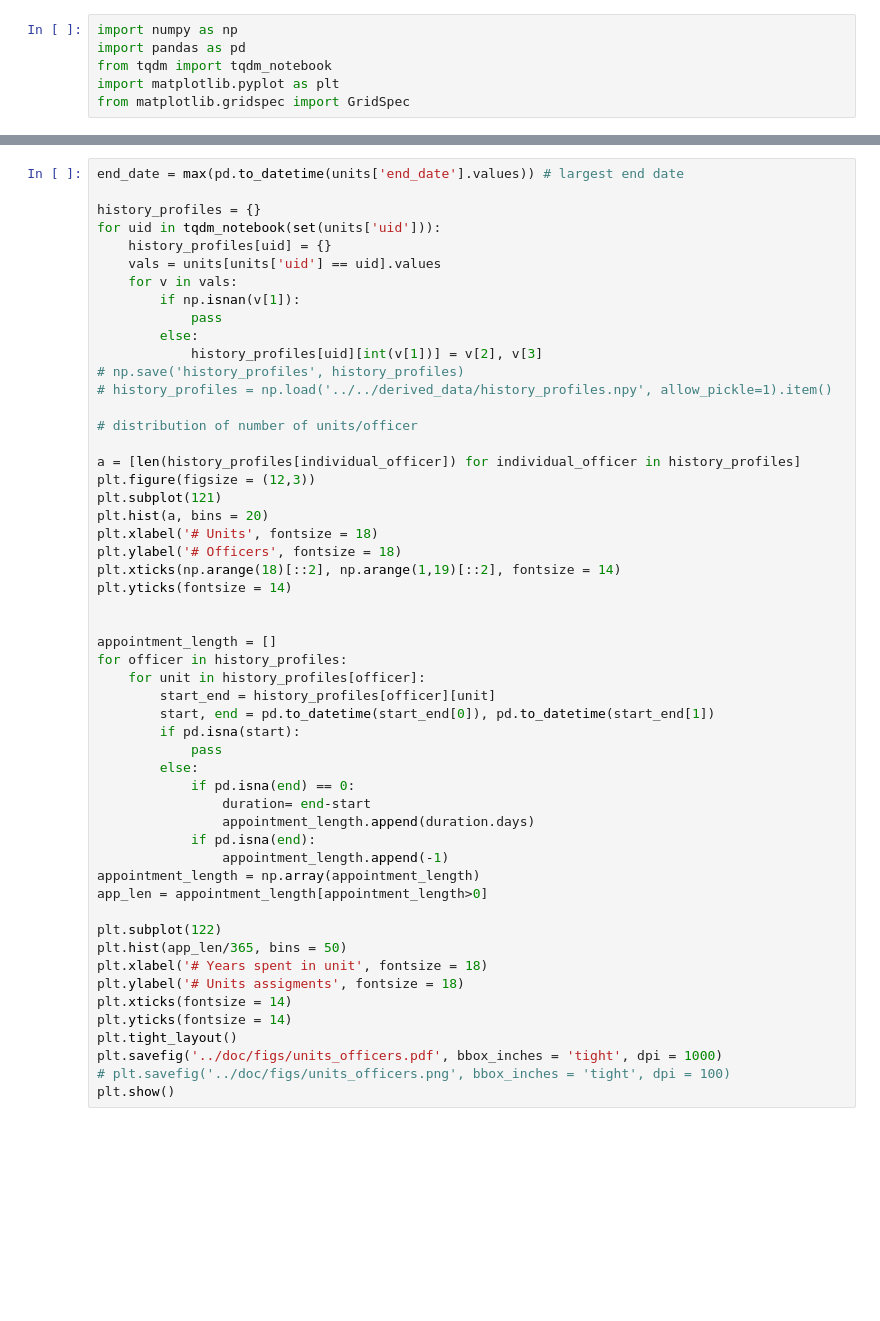
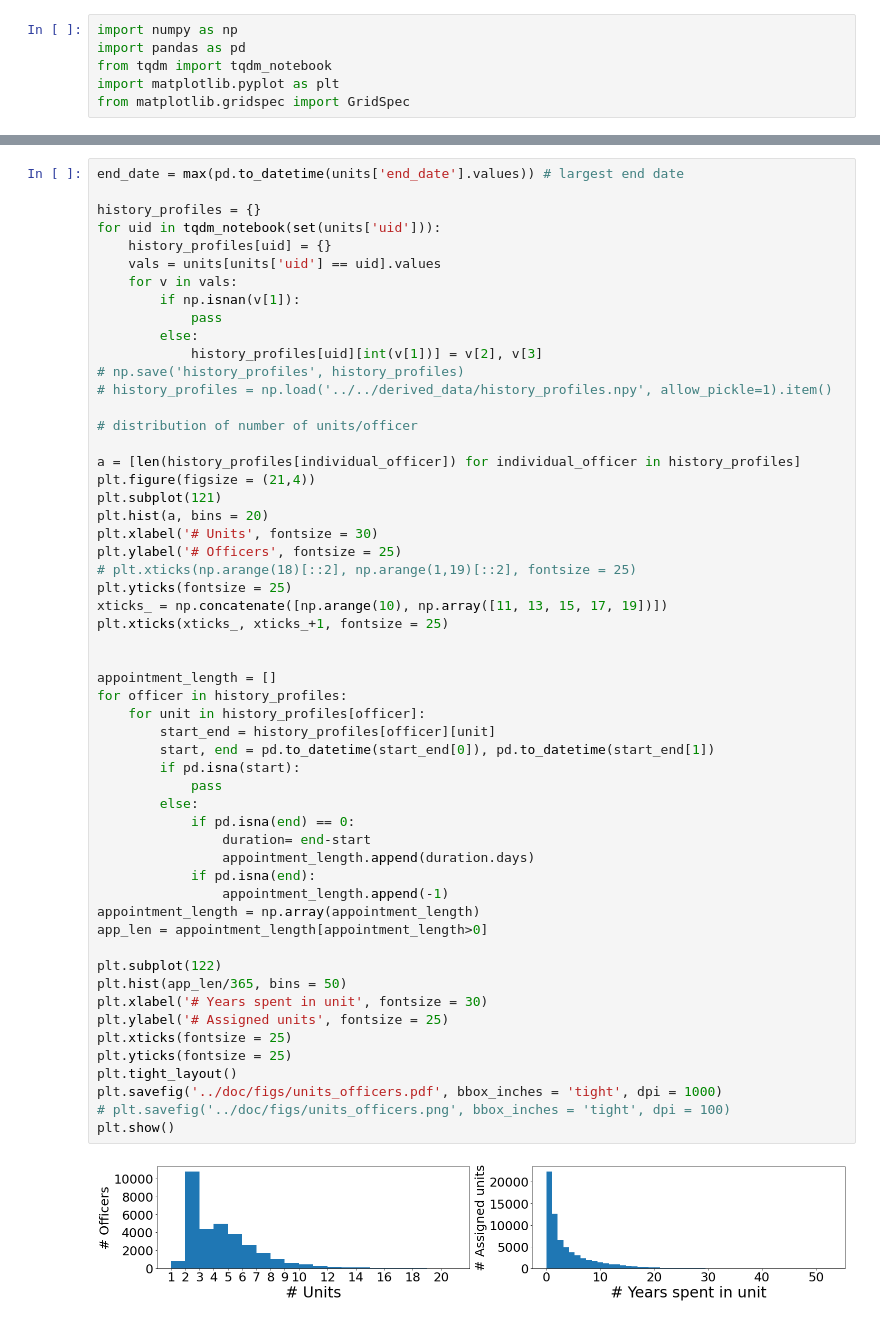
Before and after one commit to chicago-police-violence/data, a Jupyter notebook: examples/examples_units.ipynb, the cells around one changed output, grey strips where cells are left out. Cells and saved outputs as stored; diff of their text form; blank space fills up the shorter version.

Commit message:
examples units

```diff
--- a/examples/examples_units.ipynb
+++ b/examples/examples_units.ipynb
@@ -24,39 +26,43 @@ for uid in tqdm_notebook(set(units['uid'])):
 
 # distribution of number of units/officer
 
 a = [len(history_profiles[individual_officer]) for individual_officer in history_profiles]
-plt.figure(figsize = (12,3))
+plt.figure(figsize = (21,4))
 plt.subplot(121)
 plt.hist(a, bins = 20)
-plt.xlabel('# Units', fontsize = 18)
-plt.ylabel('# Officers', fontsize = 18)
-plt.xticks(np.arange(18)[::2], np.arange(1,19)[::2], fontsize = 14)
-plt.yticks(fontsize = 14)
+plt.xlabel('# Units', fontsize = 30)
+plt.ylabel('# Officers', fontsize = 25)
+# plt.xticks(np.arange(18)[::2], np.arange(1,19)[::2], fontsize = 25)
+plt.yticks(fontsize = 25)
+xticks_ = np.concatenate([np.arange(10), np.array([11, 13, 15, 17, 19])])
+plt.xticks(xticks_, xticks_+1, fontsize = 25)
 
 
 appointment_length = []
 for officer in history_profiles:
     for unit in history_profiles[officer]:
         start_end = history_profiles[officer][unit]
         start, end = pd.to_datetime(start_end[0]), pd.to_datetime(start_end[1])
         if pd.isna(start):
             pass
         else:
             if pd.isna(end) == 0:
                 duration= end-start
                 appointment_length.append(duration.days)
             if pd.isna(end):
                 appointment_length.append(-1)
 appointment_length = np.array(appointment_length)
 app_len = appointment_length[appointment_length>0]
 
 plt.subplot(122)
 plt.hist(app_len/365, bins = 50)
-plt.xlabel('# Years spent in unit', fontsize = 18)
-plt.ylabel('# Units assigments', fontsize = 18)
-plt.xticks(fontsize = 14)
-plt.yticks(fontsize = 14)
+plt.xlabel('# Years spent in unit', fontsize = 30)
+plt.ylabel('# Assigned units', fontsize = 25)
+plt.xticks(fontsize = 25)
+plt.yticks(fontsize = 25)
 plt.tight_layout()
 plt.savefig('../doc/figs/units_officers.pdf', bbox_inches = 'tight', dpi = 1000)
 # plt.savefig('../doc/figs/units_officers.png', bbox_inches = 'tight', dpi = 100)
 plt.show()
+# %% [output]
+[figure, added]
```
Also changed, not shown: parts of 1 cell of this notebook, 2 other files.
